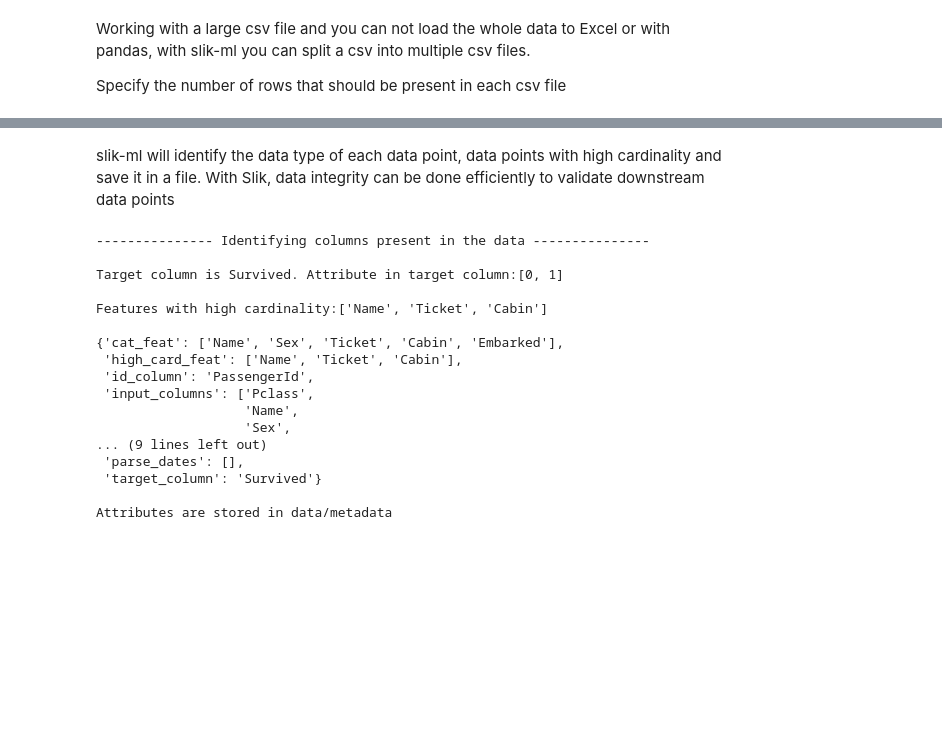
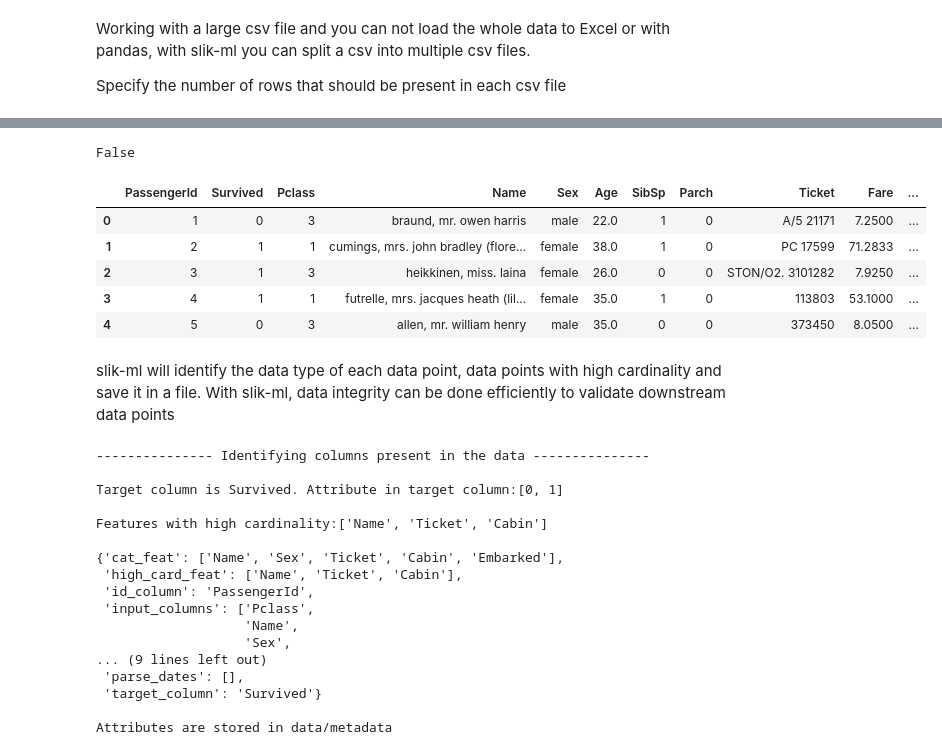
Before and after one commit to AdesholaAfolabi/slik_python_package, a Jupyter notebook: example/titanic.ipynb, the cells around one changed output, grey strips where cells are left out. Drawn from its saved outputs; the diff is of its cells as text; code cells hidden in the pictures; blank space fills up the shorter version.

```diff
--- a/example/titanic.ipynb
+++ b/example/titanic.ipynb
@@ -30,5 +42,18 @@ from slik_ml import preprocessing as pp
+# %%
+pp.check_datefield(train,'Ticket')
+# %% [output]
+False
+# %%
+pp.change_case(train,'Name','lower').head()
+# %% [output]
+|  | PassengerId | Survived | Pclass | Name | Sex | Age | SibSp | Parch | Ticket | Fare | ... |
+| 0 | 1 | 0 | 3 | braund, mr. owen harris | male | 22.0 | 1 | 0 | A/5 21171 | 7.2500 | ... |
+| 1 | 2 | 1 | 1 | cumings, mrs. john bradley (flore... | female | 38.0 | 1 | 0 | PC 17599 | 71.2833 | ... |
+| 2 | 3 | 1 | 3 | heikkinen, miss. laina | female | 26.0 | 0 | 0 | STON/O2. 3101282 | 7.9250 | ... |
+| 3 | 4 | 1 | 1 | futrelle, mrs. jacques heath (lil... | female | 35.0 | 1 | 0 | 113803 | 53.1000 | ... |
+| 4 | 5 | 0 | 3 | allen, mr. william henry | male | 35.0 | 0 | 0 | 373450 | 8.0500 | ... |
 # %% [markdown]
-slik-ml will identify the data type of each data point, data points with high cardinality and save it in a file. With Slik, data integrity can be done efficiently to validate downstream data points
+slik-ml will identify the data type of each data point, data points with high cardinality and save it in a file. With slik-ml, data integrity can be done efficiently to validate downstream data points
 # %%
 pp.identify_columns(train,'Survived','PassengerId',project_path='./data')
 # %% [output]
```
Also changed, not shown: parts of 14 cells of this notebook, 56 other files.
